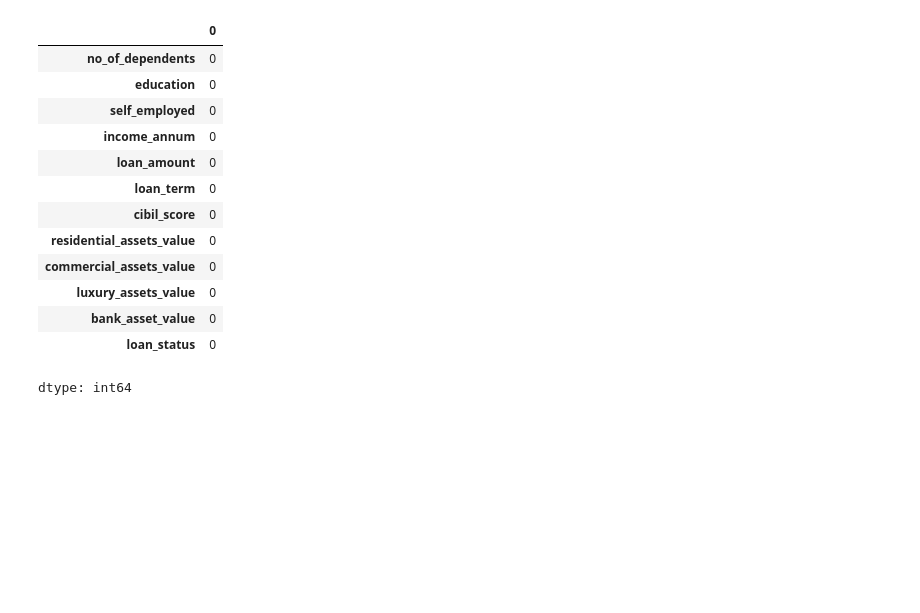
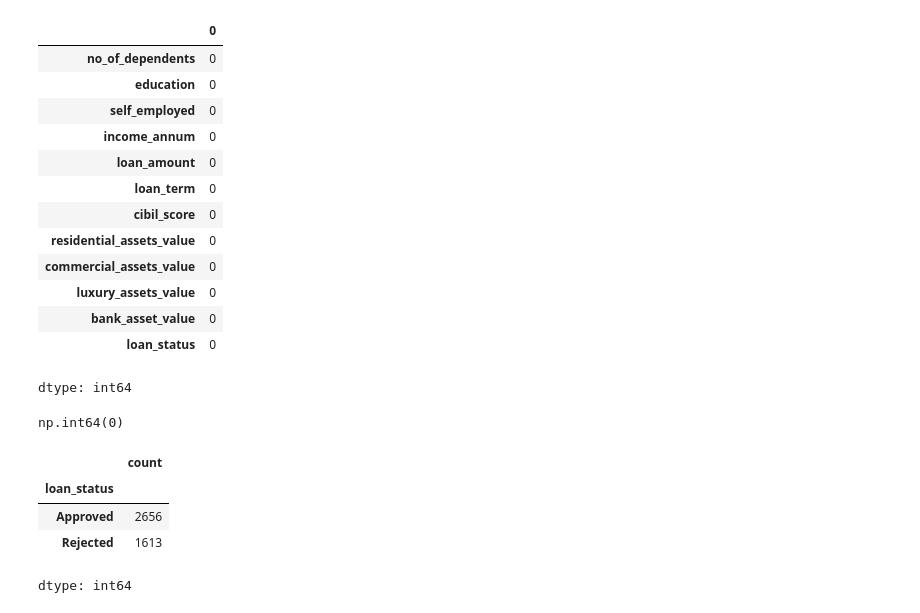
Before and after one commit to asmipandey18/Elevvo_Ml_Internship, a Jupyter notebook: task4_loan_approval_prediction/Loan_approval_prediction.ipynb, the cells around one changed output. Saved outputs shown, nothing was run; the diff lists cells and outputs as text; code cells hidden in the pictures; blank space fills up the shorter version.

```diff
--- a/task4_loan_approval_prediction/Loan_approval_prediction.ipynb
+++ b/task4_loan_approval_prediction/Loan_approval_prediction.ipynb
@@ -90,3 +90,15 @@ df.isnull().sum()
 | bank_asset_value | 0 |
 | loan_status | 0 |
 dtype: int64
+# %%
+df.duplicated().sum()
+# %% [output]
+np.int64(0)
+# %%
+df["loan_status"].value_counts()
+# %% [output]
+|  | count |
+| loan_status |  |
+| Approved | 2656 |
+| Rejected | 1613 |
+dtype: int64
```
Also changed, not shown: parts of 4 cells of this notebook.
